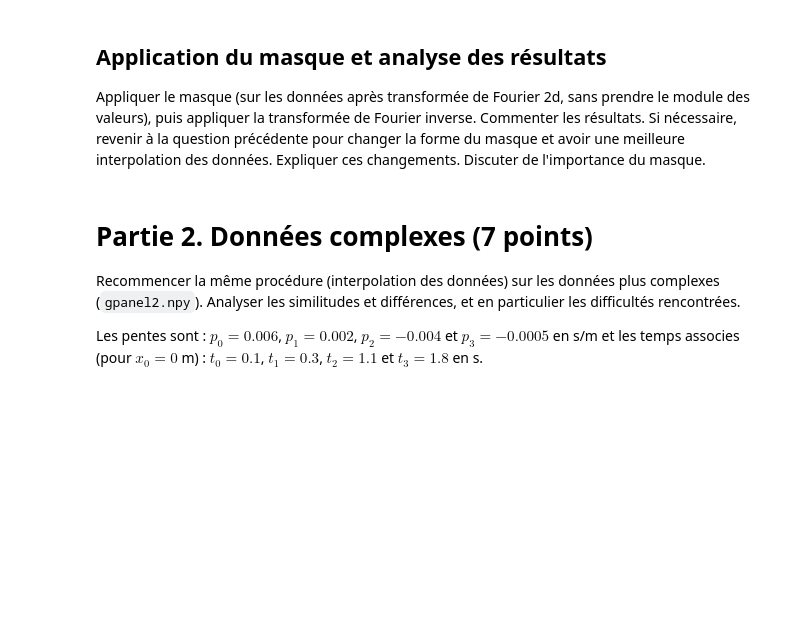
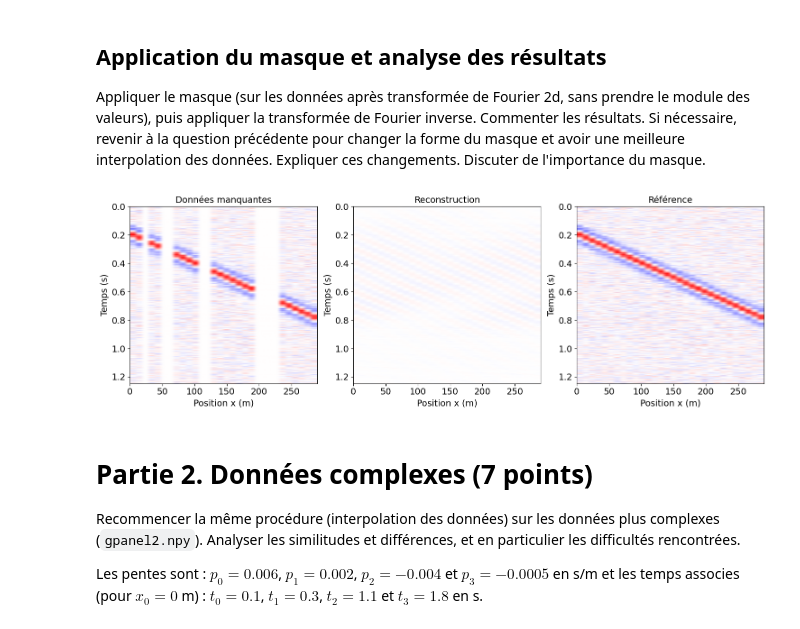
Before and after one commit to mariehoumaire/Projet-Optim-, a Jupyter notebook: miniprojet/mini_projet_geophysique.ipynb, the cells around one changed output. Drawn from its saved outputs; the diff is of its cells as text; code cells hidden in the pictures; blank space fills up the shorter version.

```diff
--- a/miniprojet/mini_projet_geophysique.ipynb
+++ b/miniprojet/mini_projet_geophysique.ipynb
@@ -222,6 +227,33 @@ Pente détectée : p = 0.0023 s/m
 # %% [markdown]
 ## Application du masque et analyse des résultats
 Appliquer le masque (sur les données après transformée de Fourier 2d, sans prendre le module des valeurs), puis appliquer la transformée de Fourier inverse. Commenter les résultats. Si nécessaire, revenir à la question précédente pour changer la forme du masque et avoir une meilleure interpolation des données. Expliquer ces changements. Discuter de l'importance du masque.
+# %%
+# Application du masque sur la TF 2D complexe (sans module)
+U_complex = np.fft.fftshift(np.fft.fft2(gpanel1))
+U_masked = U_complex * mask
+
+# Transformée de Fourier inverse
+gpanel1_rec = np.real(np.fft.ifft2(np.fft.ifftshift(U_masked)))
+
+# Affichage comparatif
+vmax = np.max(np.abs(panel_dense1))
+
+fig, axes = plt.subplots(1, 3, figsize=(15, 5))
+for a, data, title in zip(axes,
+                           [gpanel1, gpanel1_rec, panel_dense1],
+                           ['Données manquantes', 'Reconstruction', 'Référence']):
+    a.imshow(data, extent=[ax[0], ax[-1], at[-1], at[0]], aspect='auto', cmap='bwr')
+    a.images[0].set_clim([-vmax, vmax])
+    a.set_title(title, fontsize=labelsize)
+    a.set_xlabel('Position x (m)', fontsize=labelsize)
+    a.set_ylabel('Temps (s)', fontsize=labelsize)
+    a.tick_params(axis='both', which='major', labelsize=labelsize)
+plt.tight_layout()
+plt.show()
+
+## je suis pas sure de ce que j'ai fait il faut vérifier
+# %% [output]
+[figure, added]
 # %% [markdown]
 # Partie 2. Données complexes (7 points)
 
```
Also changed, not shown: parts of 1 cell of this notebook.
